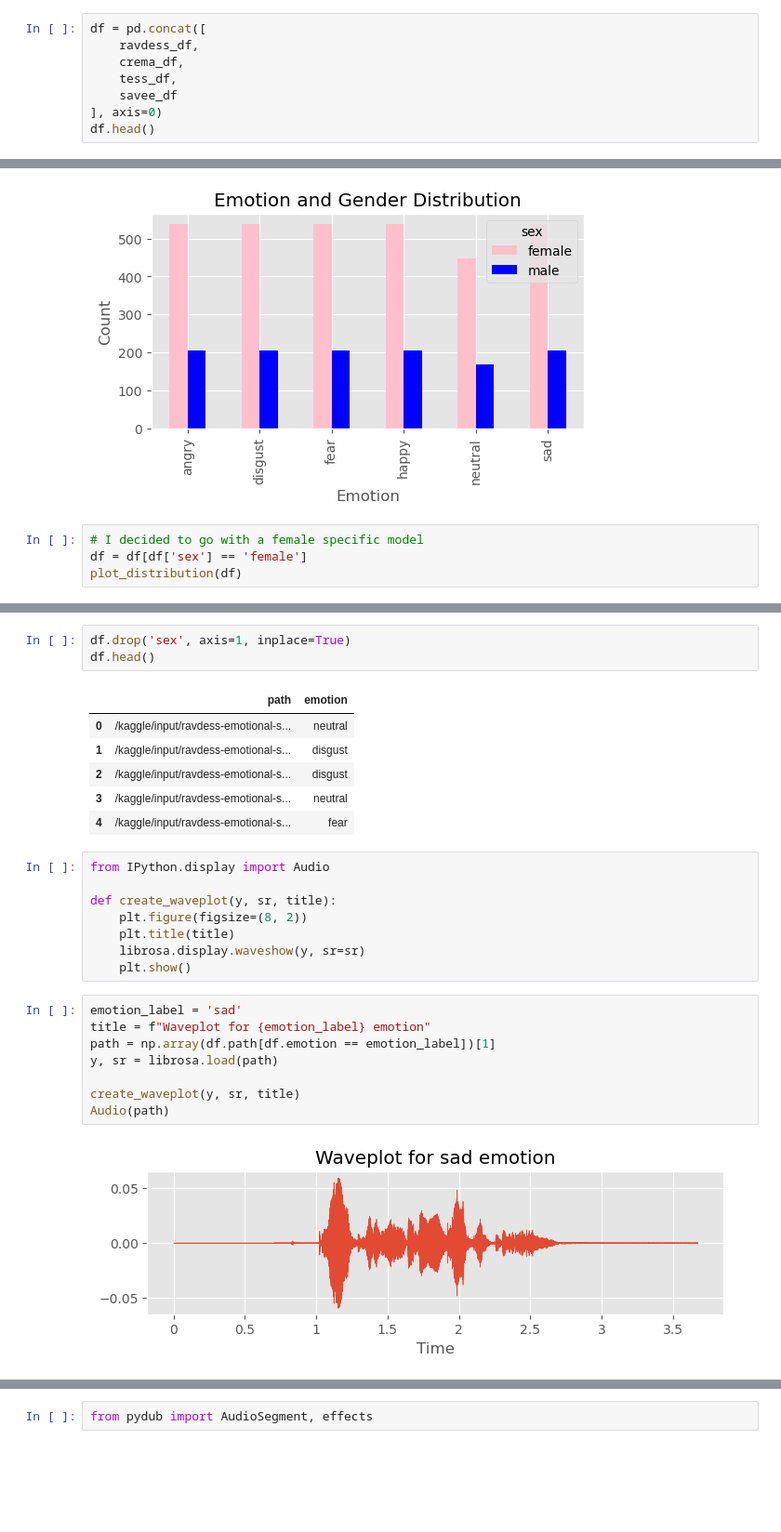
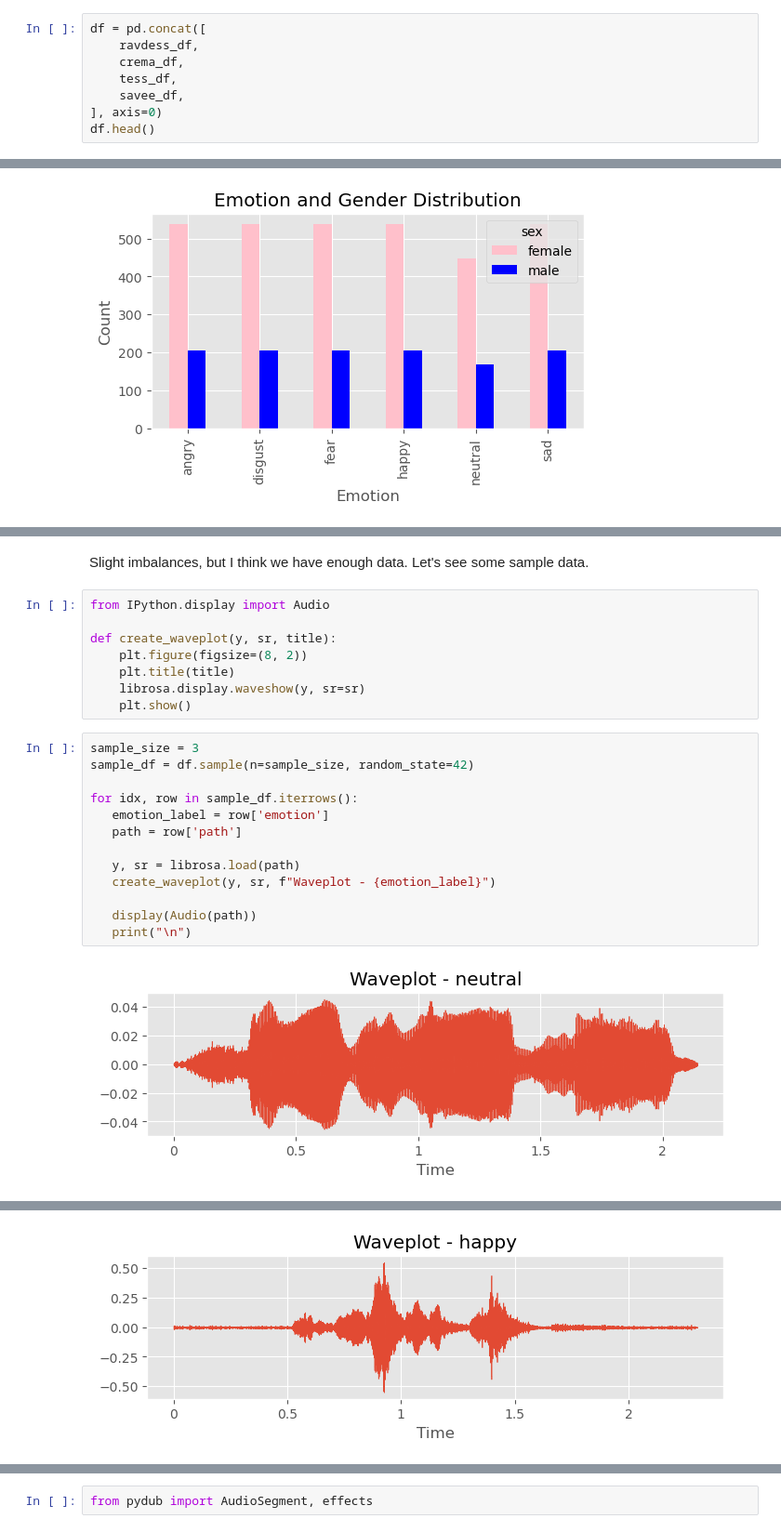
Before and after one commit to S-Gemmin/speech-emotion-recognition, a Jupyter notebook: speech-emotion-recognition-90.ipynb, the cells around one changed output, grey strips where cells are left out. Shown at 93% size. Saved outputs shown, nothing was run; the diff lists cells and outputs as text; blank space fills up the shorter version.

Commit message:
Kaggle Notebook | Speech Emotion Recognition 90% | Version 6

```diff
--- a/speech-emotion-recognition-90.ipynb
+++ b/speech-emotion-recognition-90.ipynb
@@ -212,7 +213,7 @@ df = pd.concat([
     ravdess_df,
     crema_df,
     tess_df,
-    savee_df
+    savee_df,
 ], axis=0)
 df.head()
 # %% [output]
@@ -245,7 +266,3 @@ def plot_distribution(df):
 plot_distribution(df)
 # %% [output]
 [figure]
-# %%
-# I decided to go with a female specific model
-df = df[df['sex'] == 'female']
-plot_distribution(df)
@@ -254,13 +269,5 @@ plot_distribution(df)
-# %%
-df.drop('sex', axis=1, inplace=True)
-df.head()
-# %% [output]
-|  | path | emotion |
-| 0 | /kaggle/input/ravdess-emotional-s... | neutral |
-| 1 | /kaggle/input/ravdess-emotional-s... | disgust |
-| 2 | /kaggle/input/ravdess-emotional-s... | disgust |
-| 3 | /kaggle/input/ravdess-emotional-s... | neutral |
-| 4 | /kaggle/input/ravdess-emotional-s... | fear |
+# %% [markdown]
+Slight imbalances, but I think we have enough data. Let's see some sample data.
 # %%
 from IPython.display import Audio
 
@@ -270,13 +277,19 @@ def create_waveplot(y, sr, title):
     librosa.display.waveshow(y, sr=sr)
     plt.show()
 # %%
-emotion_label = 'sad'
-title = f"Waveplot for {emotion_label} emotion"
-path = np.array(df.path[df.emotion == emotion_label])[1]
-y, sr = librosa.load(path)
+sample_size = 3
+sample_df = df.sample(n=sample_size, random_state=42)
 
-create_waveplot(y, sr, title)
-Audio(path)
+for idx, row in sample_df.iterrows():
+   emotion_label = row['emotion']
+   path = row['path']
+
+   y, sr = librosa.load(path)
+   create_waveplot(y, sr, f"Waveplot - {emotion_label}")
+
+   display(Audio(path))
+   print("\n")
 # %% [output]
-[figure, old version]
+[figure, new version]
 [interactive output not drawn]
+[figure, added]
```
Also changed, not shown: parts of 50 cells of this notebook.
